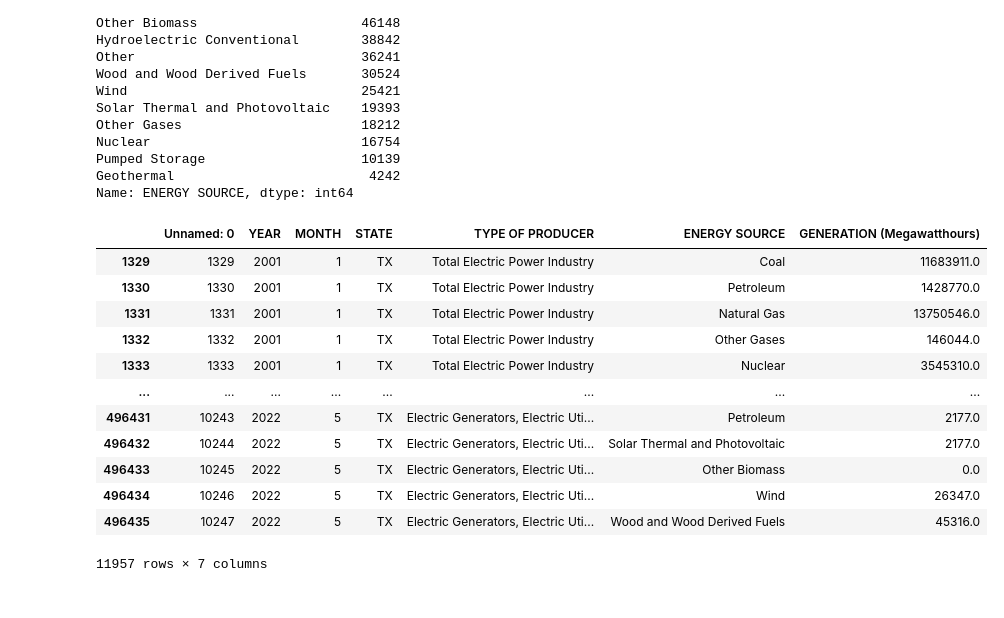
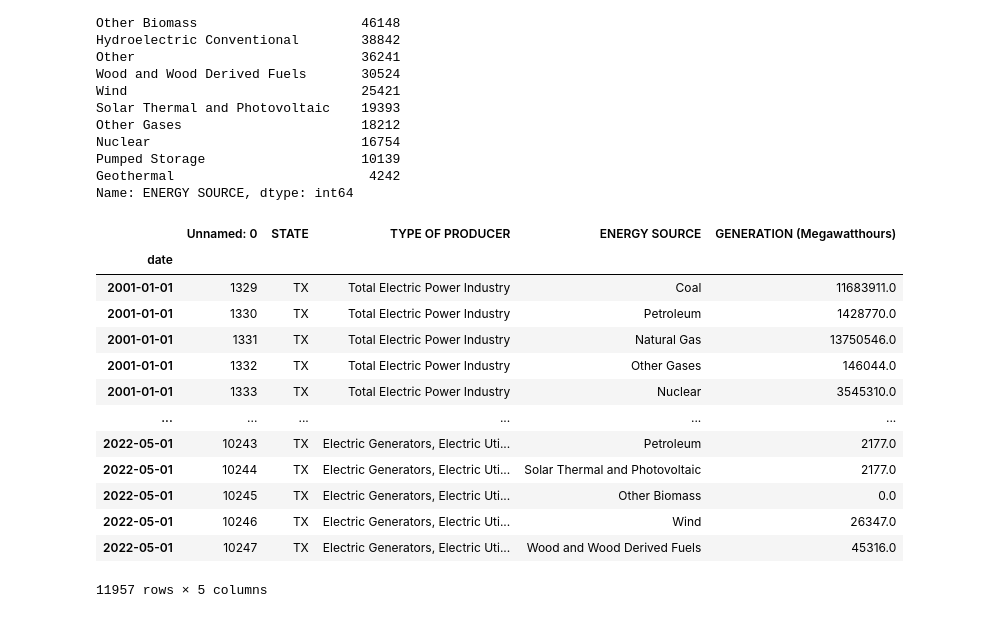
Before and after one commit to MNLKuzmin/USEnergy_Generation, a Jupyter notebook: TimeseriesNotebook.ipynb, the cells around one changed output. Drawn from its saved outputs; the diff is of its cells as text; code cells hidden in the pictures.

```diff
--- a/TimeseriesNotebook.ipynb
+++ b/TimeseriesNotebook.ipynb
@@ -139,2 +15,4 @@ On to US energy generation
 # %%
-USen=pd.read_csv('archive (3)/organised_Gen.csv')
+df = pd.read_csv('organised_Gen.csv',
+                 parse_dates={ 'date': ['YEAR', 'MONTH'] })
+df
@@ -156,0 +33,3 @@ USen
+# %%
+df.set_index('date', inplace=True)
+df
@@ -187,20 +71,20 @@ Pumped Storage                    10139
 Geothermal                         4242
 Name: ENERGY SOURCE, dtype: int64
 # %%
-TX=USen.loc[USen['STATE']=='TX']
-#dataframe.loc[dataframe['Percentage'] > 70]
+TX=df.loc[df['STATE']=='TX']
 TX
 # %% [output]
-|  | Unnamed: 0 | YEAR | MONTH | STATE | TYPE OF PRODUCER | ENERGY SOURCE | GENERATION (Megawatthours) |
-| 1329 | 1329 | 2001 | 1 | TX | Total Electric Power Industry | Coal | 11683911.0 |
-| 1330 | 1330 | 2001 | 1 | TX | Total Electric Power Industry | Petroleum | 1428770.0 |
-| 1331 | 1331 | 2001 | 1 | TX | Total Electric Power Industry | Natural Gas | 13750546.0 |
-| 1332 | 1332 | 2001 | 1 | TX | Total Electric Power Industry | Other Gases | 146044.0 |
-| 1333 | 1333 | 2001 | 1 | TX | Total Electric Power Industry | Nuclear | 3545310.0 |
-| ... | ... | ... | ... | ... | ... | ... | ... |
-| 496431 | 10243 | 2022 | 5 | TX | Electric Generators, Electric Uti... | Petroleum | 2177.0 |
-| 496432 | 10244 | 2022 | 5 | TX | Electric Generators, Electric Uti... | Solar Thermal and Photovoltaic | 2177.0 |
-| 496433 | 10245 | 2022 | 5 | TX | Electric Generators, Electric Uti... | Other Biomass | 0.0 |
-| 496434 | 10246 | 2022 | 5 | TX | Electric Generators, Electric Uti... | Wind | 26347.0 |
-| 496435 | 10247 | 2022 | 5 | TX | Electric Generators, Electric Uti... | Wood and Wood Derived Fuels | 45316.0 |
+|  | Unnamed: 0 | STATE | TYPE OF PRODUCER | ENERGY SOURCE | GENERATION (Megawatthours) |
+| date |  |  |  |  |  |
+| 2001-01-01 | 1329 | TX | Total Electric Power Industry | Coal | 11683911.0 |
+| 2001-01-01 | 1330 | TX | Total Electric Power Industry | Petroleum | 1428770.0 |
+| 2001-01-01 | 1331 | TX | Total Electric Power Industry | Natural Gas | 13750546.0 |
+| 2001-01-01 | 1332 | TX | Total Electric Power Industry | Other Gases | 146044.0 |
+| 2001-01-01 | 1333 | TX | Total Electric Power Industry | Nuclear | 3545310.0 |
+| ... | ... | ... | ... | ... | ... |
+| 2022-05-01 | 10243 | TX | Electric Generators, Electric Uti... | Petroleum | 2177.0 |
+| 2022-05-01 | 10244 | TX | Electric Generators, Electric Uti... | Solar Thermal and Photovoltaic | 2177.0 |
+| 2022-05-01 | 10245 | TX | Electric Generators, Electric Uti... | Other Biomass | 0.0 |
+| 2022-05-01 | 10246 | TX | Electric Generators, Electric Uti... | Wind | 26347.0 |
+| 2022-05-01 | 10247 | TX | Electric Generators, Electric Uti... | Wood and Wood Derived Fuels | 45316.0 |
-11957 rows × 7 columns
+11957 rows × 5 columns
```
Also changed, not shown: parts of 34 cells of this notebook.
